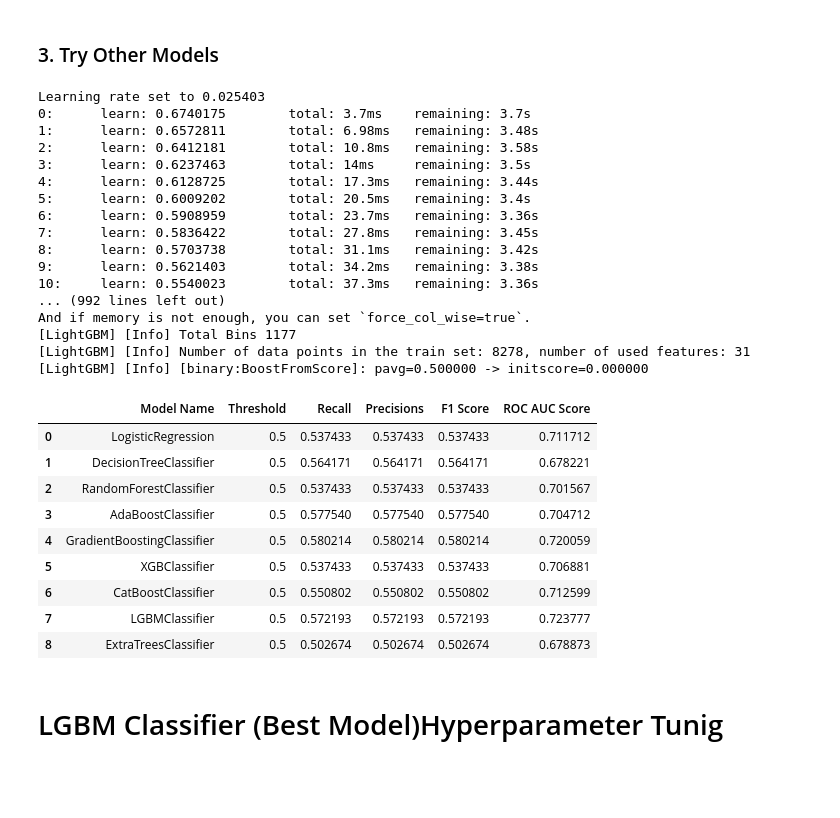
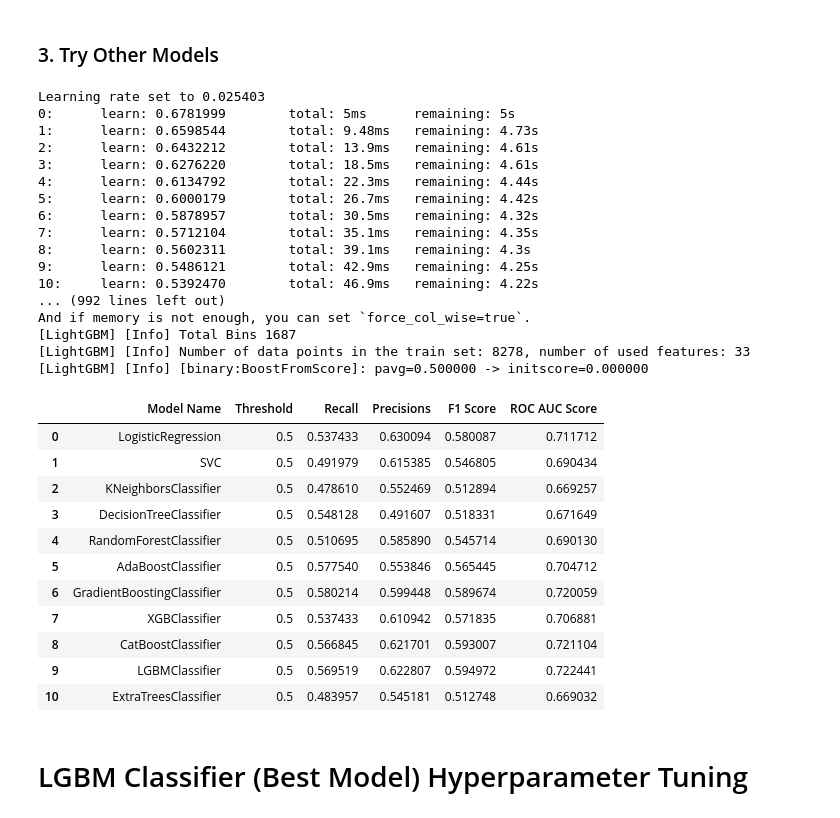
Before and after one commit to marcellinus-witarsah/data-challenge-dsw-2023, a Jupyter notebook: notebooks/03_churn_model.ipynb, the cells around one changed output. Drawn from its saved outputs; the diff is of its cells as text; code cells hidden in the pictures; blank space fills up the shorter version.

Commit message:
an attempt to hyperparameter tuning

```diff
--- a/notebooks/03_churn_model.ipynb
+++ b/notebooks/03_churn_model.ipynb
@@ -375,7 +375,7 @@ def baseline_data_preparation(data):
     df = data.copy()
 
     # drop unimportant data
-    df = df.drop(columns=["Customer ID", "Latitude", "Longitude"])
+    df = df.drop(columns=["Customer ID"])
 
     # encoding
     device_class_map = {
@@ -384,11 +384,11 @@ def baseline_data_preparation(data):
         "Low End": 1
     }
     df["Device Class"] = df["Device Class"].replace(device_class_map)
-    df = pd.get_dummies(df, columns=['Payment Method', 'Games Product', 'Music Product', 'Education Product', 'Video Product', 'Use MyApp', 'Location', 'Call Center'], dtype=int)
     df['Churn Label'] = df['Churn Label'].replace({"Yes": "1", "No": "0"}).astype(int)
 
     # split data to train and test
     X, y = df.drop(columns=["Churn Label"]), df["Churn Label"]
+    X = pd.get_dummies(X, dtype=int)
     X_train, X_test, y_train, y_test = train_test_split(X, y, test_size=0.2, random_state=42, stratify=y, shuffle=True)
 
     return (X_train, X_test, y_train, y_test)
@@ -661,7 +664,7 @@ def data_preparation_feature_engineering_smote(data):
     df = data.copy()
 
     # drop unimportant data
-    df = df.drop(columns=["Customer ID", "Latitude", "Longitude"])
+    df = df.drop(columns=["Customer ID"])
 
     # feature engineering
     df['Internet Service'] = df.apply(lambda x: check_internet_service(x), axis=1)
@@ -861,15 +866,18 @@ from sklearn.ensemble import AdaBoostClassifier
 from sklearn.ensemble import RandomForestClassifier
 from sklearn.ensemble import ExtraTreesClassifier
 from sklearn.ensemble import GradientBoostingClassifier
+from sklearn.svm import SVC
+from sklearn.neighbors import KNeighborsClassifier
 from xgboost import XGBClassifier
 from catboost import CatBoostClassifier
 from lightgbm import LGBMClassifier
+from sklearn.metrics import recall_score, precision_score, f1_score
 
 models = [
-    LogisticRegression(random_state=42, max_iter=200), DecisionTreeClassifier(random_state=42),
-    RandomForestClassifier(random_state=42), AdaBoostClassifier(random_state=42),
-    GradientBoostingClassifier(random_state=42), XGBClassifier(random_state=42),
-    CatBoostClassifier(random_state=42), LGBMClassifier(random_state=42), ExtraTreesClassifier(random_state=42)
+    LogisticRegression(random_state=42, max_iter=200), SVC(probability=True), KNeighborsClassifier(),
+    DecisionTreeClassifier(random_state=42), RandomForestClassifier(random_state=42),
+    AdaBoostClassifier(random_state=42), GradientBoostingClassifier(random_state=42), XGBClassifier(random_state=42),
+    CatBoostClassifier(random_state=42), LGBMClassifier(objective='binary', random_state=42), ExtraTreesClassifier(random_state=42)
 ]
 
 recalls = []
@@ -886,56 +894,58 @@ for model in models:
     scaler = StandardScaler()
     X_train = scaler.fit_transform(X_train)
 
     # train
     model.fit(X_train, y_train)
 
     # predict
     y_pred_proba = model.predict_proba(scaler.transform(X_test))
     y_pred = [1 if proba > threshold else 0 for proba in y_pred_proba[:, 1]]
     recalls.append(recall_score(y_test, y_pred))
-    precisions.append(recall_score(y_test, y_pred))
-    f1s.append(recall_score(y_test, y_pred))
+    precisions.append(precision_score(y_test, y_pred))
+    f1s.append(f1_score(y_test, y_pred))
     roc_aucs.append(roc_auc_score(y_test, y_pred))
 
 df_model = pd.DataFrame(
     {
         "Model Name": [model.__class__.__name__ for model in models],
         "Threshold": [threshold for _ in range(len(models))],
         "Recall": recalls,
         "Precisions": precisions,
         "F1 Score": f1s,
         "ROC AUC Score": roc_aucs,
     }
 )
 
 df_model
 # %% [output]
 Learning rate set to 0.025403
-0:      learn: 0.6740175        total: 3.7ms    remaining: 3.7s
-1:      learn: 0.6572811        total: 6.98ms   remaining: 3.48s
-2:      learn: 0.6412181        total: 10.8ms   remaining: 3.58s
-3:      learn: 0.6237463        total: 14ms     remaining: 3.5s
-4:      learn: 0.6128725        total: 17.3ms   remaining: 3.44s
-5:      learn: 0.6009202        total: 20.5ms   remaining: 3.4s
-6:      learn: 0.5908959        total: 23.7ms   remaining: 3.36s
-7:      learn: 0.5836422        total: 27.8ms   remaining: 3.45s
-8:      learn: 0.5703738        total: 31.1ms   remaining: 3.42s
-9:      learn: 0.5621403        total: 34.2ms   remaining: 3.38s
-10:     learn: 0.5540023        total: 37.3ms   remaining: 3.36s
+0:      learn: 0.6781999        total: 5ms      remaining: 5s
+1:      learn: 0.6598544        total: 9.48ms   remaining: 4.73s
+2:      learn: 0.6432212        total: 13.9ms   remaining: 4.61s
+3:      learn: 0.6276220        total: 18.5ms   remaining: 4.61s
+4:      learn: 0.6134792        total: 22.3ms   remaining: 4.44s
+5:      learn: 0.6000179        total: 26.7ms   remaining: 4.42s
+6:      learn: 0.5878957        total: 30.5ms   remaining: 4.32s
+7:      learn: 0.5712104        total: 35.1ms   remaining: 4.35s
+8:      learn: 0.5602311        total: 39.1ms   remaining: 4.3s
+9:      learn: 0.5486121        total: 42.9ms   remaining: 4.25s
+10:     learn: 0.5392470        total: 46.9ms   remaining: 4.22s
 ... (992 lines left out)
 And if memory is not enough, you can set `force_col_wise=true`.
-[LightGBM] [Info] Total Bins 1177
-[LightGBM] [Info] Number of data points in the train set: 8278, number of used features: 31
+[LightGBM] [Info] Total Bins 1687
+[LightGBM] [Info] Number of data points in the train set: 8278, number of used features: 33
 [LightGBM] [Info] [binary:BoostFromScore]: pavg=0.500000 -> initscore=0.000000
 |  | Model Name | Threshold | Recall | Precisions | F1 Score | ROC AUC Score |
-| 0 | LogisticRegression | 0.5 | 0.537433 | 0.537433 | 0.537433 | 0.711712 |
-| 1 | DecisionTreeClassifier | 0.5 | 0.564171 | 0.564171 | 0.564171 | 0.678221 |
-| 2 | RandomForestClassifier | 0.5 | 0.537433 | 0.537433 | 0.537433 | 0.701567 |
-| 3 | AdaBoostClassifier | 0.5 | 0.577540 | 0.577540 | 0.577540 | 0.704712 |
-| 4 | GradientBoostingClassifier | 0.5 | 0.580214 | 0.580214 | 0.580214 | 0.720059 |
-| 5 | XGBClassifier | 0.5 | 0.537433 | 0.537433 | 0.537433 | 0.706881 |
-| 6 | CatBoostClassifier | 0.5 | 0.550802 | 0.550802 | 0.550802 | 0.712599 |
-| 7 | LGBMClassifier | 0.5 | 0.572193 | 0.572193 | 0.572193 | 0.723777 |
-| 8 | ExtraTreesClassifier | 0.5 | 0.502674 | 0.502674 | 0.502674 | 0.678873 |
+| 0 | LogisticRegression | 0.5 | 0.537433 | 0.630094 | 0.580087 | 0.711712 |
+| 1 | SVC | 0.5 | 0.491979 | 0.615385 | 0.546805 | 0.690434 |
+| 2 | KNeighborsClassifier | 0.5 | 0.478610 | 0.552469 | 0.512894 | 0.669257 |
+| 3 | DecisionTreeClassifier | 0.5 | 0.548128 | 0.491607 | 0.518331 | 0.671649 |
+| 4 | RandomForestClassifier | 0.5 | 0.510695 | 0.585890 | 0.545714 | 0.690130 |
+| 5 | AdaBoostClassifier | 0.5 | 0.577540 | 0.553846 | 0.565445 | 0.704712 |
+| 6 | GradientBoostingClassifier | 0.5 | 0.580214 | 0.599448 | 0.589674 | 0.720059 |
+| 7 | XGBClassifier | 0.5 | 0.537433 | 0.610942 | 0.571835 | 0.706881 |
+| 8 | CatBoostClassifier | 0.5 | 0.566845 | 0.621701 | 0.593007 | 0.721104 |
+| 9 | LGBMClassifier | 0.5 | 0.569519 | 0.622807 | 0.594972 | 0.722441 |
+| 10 | ExtraTreesClassifier | 0.5 | 0.483957 | 0.545181 | 0.512748 | 0.669032 |
 # %% [markdown]
-# LGBM Classifier (Best Model)Hyperparameter Tunig
+# LGBM Classifier (Best Model) Hyperparameter Tuning
```
Also changed, not shown: parts of 7 cells of this notebook, 4 other files.
